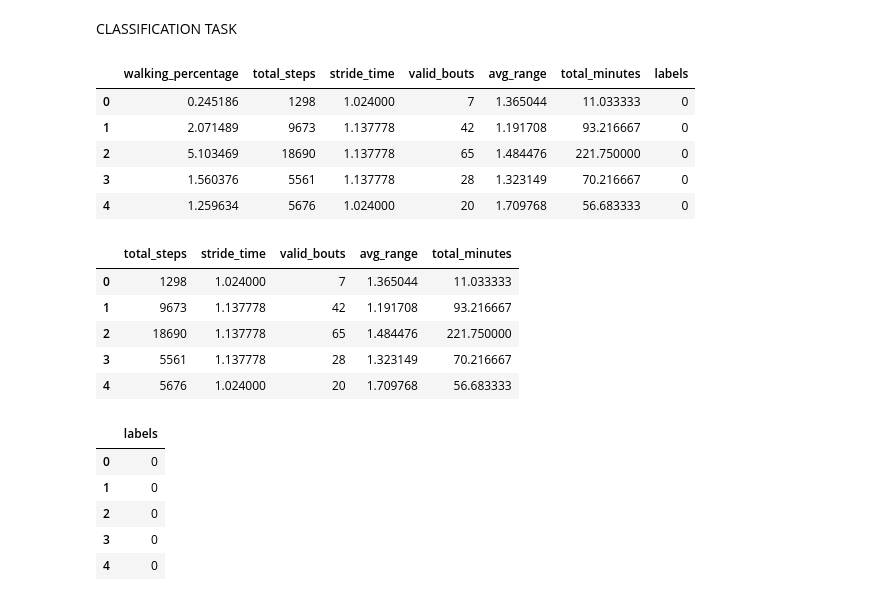
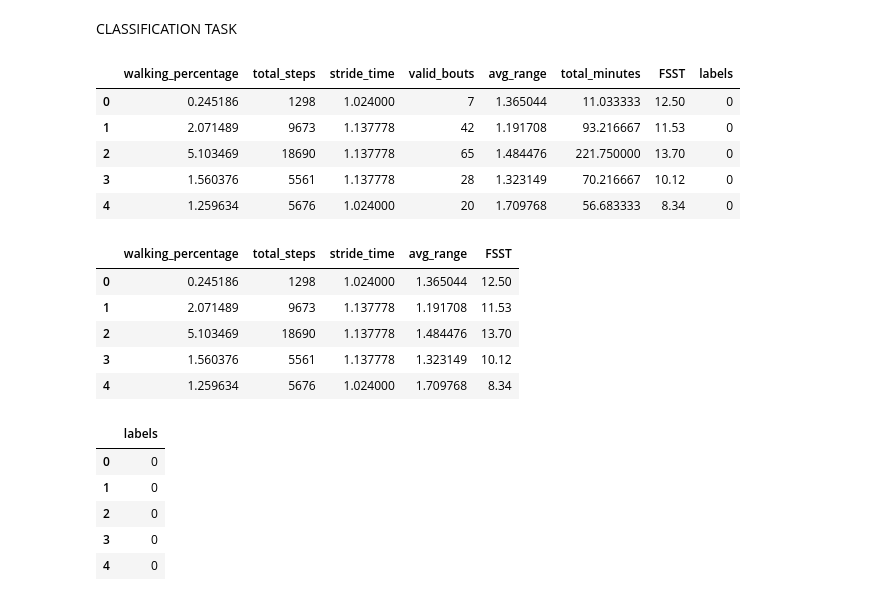
Before and after one commit to SimoneMonastero/Pink_Horizons, a Jupyter notebook: classifier_IMU.ipynb, the cells around one changed output. Cells and saved outputs as stored; diff of their text form; code cells hidden in the pictures.

```diff
--- a/classifier_IMU.ipynb
+++ b/classifier_IMU.ipynb
@@ -16,34 +16,35 @@ from sklearn.metrics import recall_score
 SEED = 42
 n_folds = 5;
 # %%
-#X = pd.read_excel('OUTPUTplusFSST.xlsx')
 X = pd.read_excel('dataset.xlsx')
-
+X=X.dropna(axis=0)
 X.head(5)
 # %% [output]
-|  | walking_percentage | total_steps | stride_time | valid_bouts | avg_range | total_minutes | labels |
-| 0 | 0.245186 | 1298 | 1.024000 | 7 | 1.365044 | 11.033333 | 0 |
-| 1 | 2.071489 | 9673 | 1.137778 | 42 | 1.191708 | 93.216667 | 0 |
-| 2 | 5.103469 | 18690 | 1.137778 | 65 | 1.484476 | 221.750000 | 0 |
-| 3 | 1.560376 | 5561 | 1.137778 | 28 | 1.323149 | 70.216667 | 0 |
-| 4 | 1.259634 | 5676 | 1.024000 | 20 | 1.709768 | 56.683333 | 0 |
+|  | walking_percentage | total_steps | stride_time | valid_bouts | avg_range | total_minutes | FSST | labels |
+| 0 | 0.245186 | 1298 | 1.024000 | 7 | 1.365044 | 11.033333 | 12.50 | 0 |
+| 1 | 2.071489 | 9673 | 1.137778 | 42 | 1.191708 | 93.216667 | 11.53 | 0 |
+| 2 | 5.103469 | 18690 | 1.137778 | 65 | 1.484476 | 221.750000 | 13.70 | 0 |
+| 3 | 1.560376 | 5561 | 1.137778 | 28 | 1.323149 | 70.216667 | 10.12 | 0 |
+| 4 | 1.259634 | 5676 | 1.024000 | 20 | 1.709768 | 56.683333 | 8.34 | 0 |
 # %%
 features_FA = list(X.columns) #with df.columns extract the name of all the
 #columns and with list we create a list with all the names
 # %%
 # Now, X has all columns, so we can correctly select X_features
-X = X.drop('walking_percentage', axis=1)
+X = X.drop('total_minutes', axis=1)
+X = X.drop('valid_bouts', axis=1)
+#X = X.drop('FSST', axis=1)
 
 X_features = X.drop('labels', axis=1)
 
 display(X_features.head())
 # %% [output]
-|  | total_steps | stride_time | valid_bouts | avg_range | total_minutes |
-| 0 | 1298 | 1.024000 | 7 | 1.365044 | 11.033333 |
-| 1 | 9673 | 1.137778 | 42 | 1.191708 | 93.216667 |
-| 2 | 18690 | 1.137778 | 65 | 1.484476 | 221.750000 |
-| 3 | 5561 | 1.137778 | 28 | 1.323149 | 70.216667 |
-| 4 | 5676 | 1.024000 | 20 | 1.709768 | 56.683333 |
+|  | walking_percentage | total_steps | stride_time | avg_range | FSST |
+| 0 | 0.245186 | 1298 | 1.024000 | 1.365044 | 12.50 |
+| 1 | 2.071489 | 9673 | 1.137778 | 1.191708 | 11.53 |
+| 2 | 5.103469 | 18690 | 1.137778 | 1.484476 | 13.70 |
+| 3 | 1.560376 | 5561 | 1.137778 | 1.323149 | 10.12 |
+| 4 | 1.259634 | 5676 | 1.024000 | 1.709768 | 8.34 |
 # %%
 Y = X['labels']
 Y.head()
```
Also changed, not shown: parts of 3 cells of this notebook.
